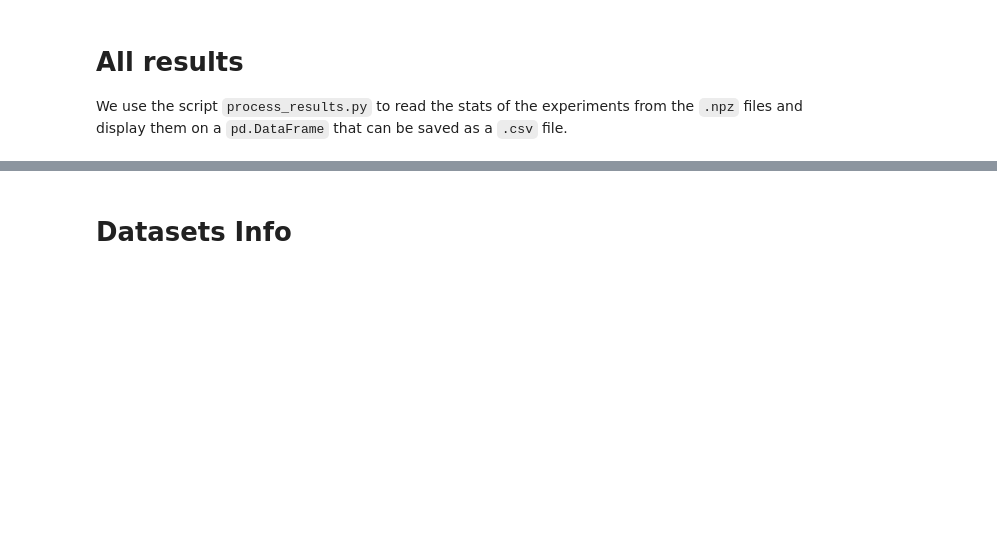
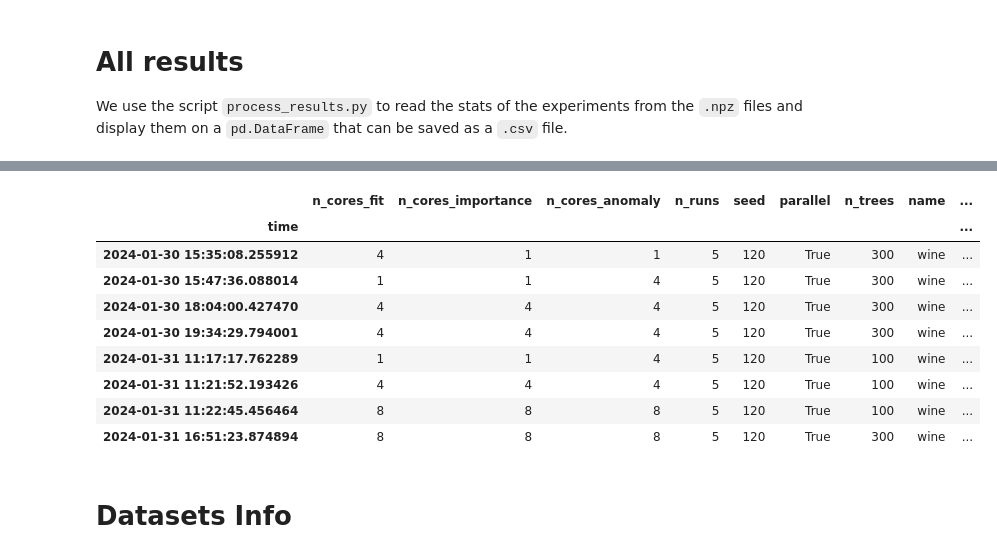
Before and after one commit to francesco-borsatti-unipd/ExIFFI, a Jupyter notebook: notebooks/Test_Parallel.ipynb, the cells around one changed output, grey strips where cells are left out. Saved outputs shown, nothing was run; the diff lists cells and outputs as text; code cells hidden in the pictures; blank space fills up the shorter version.

```diff
--- a/notebooks/Test_Parallel.ipynb
+++ b/notebooks/Test_Parallel.ipynb
@@ -453,3 +625,16 @@ KeyError: (True, 'shuttle')
+# %%
+display_stats(stats.groupby(['parallel',"name"]).get_group((True,'wine')))
+# %% [output]
+|  | n_cores_fit | n_cores_importance | n_cores_anomaly | n_runs | seed | parallel | n_trees | name | ... |
+| time |  |  |  |  |  |  |  |  | ... |
+| 2024-01-30 15:35:08.255912 | 4 | 1 | 1 | 5 | 120 | True | 300 | wine | ... |
+| 2024-01-30 15:47:36.088014 | 1 | 1 | 4 | 5 | 120 | True | 300 | wine | ... |
+| 2024-01-30 18:04:00.427470 | 4 | 4 | 4 | 5 | 120 | True | 300 | wine | ... |
+| 2024-01-30 19:34:29.794001 | 4 | 4 | 4 | 5 | 120 | True | 300 | wine | ... |
+| 2024-01-31 11:17:17.762289 | 1 | 1 | 4 | 5 | 120 | True | 100 | wine | ... |
+| 2024-01-31 11:21:52.193426 | 4 | 4 | 4 | 5 | 120 | True | 100 | wine | ... |
+| 2024-01-31 11:22:45.456464 | 8 | 8 | 8 | 5 | 120 | True | 100 | wine | ... |
+| 2024-01-31 16:51:23.874894 | 8 | 8 | 8 | 5 | 120 | True | 300 | wine | ... |
 # %% [markdown]
 # Datasets Info
 # %%
```
Also changed, not shown: parts of 8 cells of this notebook.
